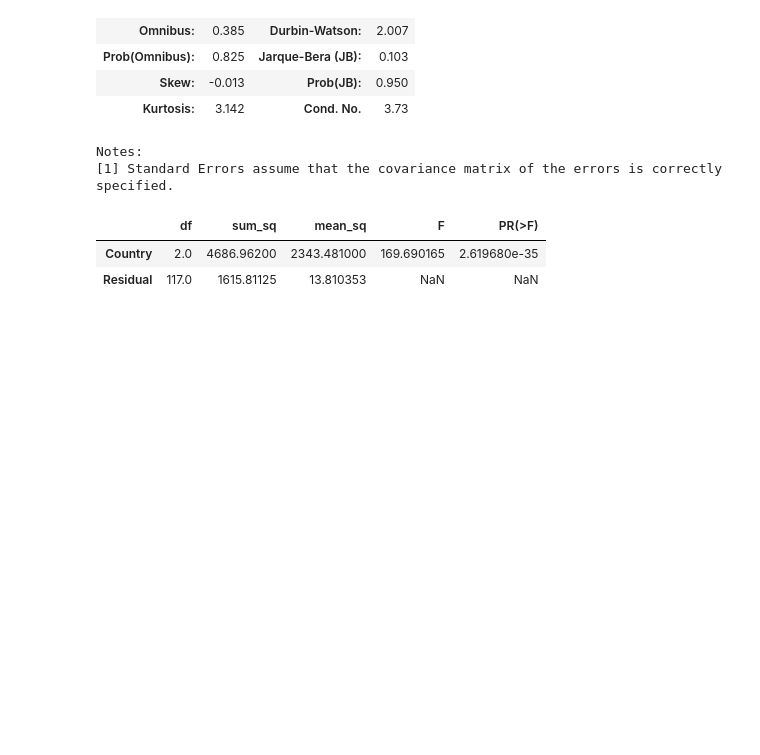
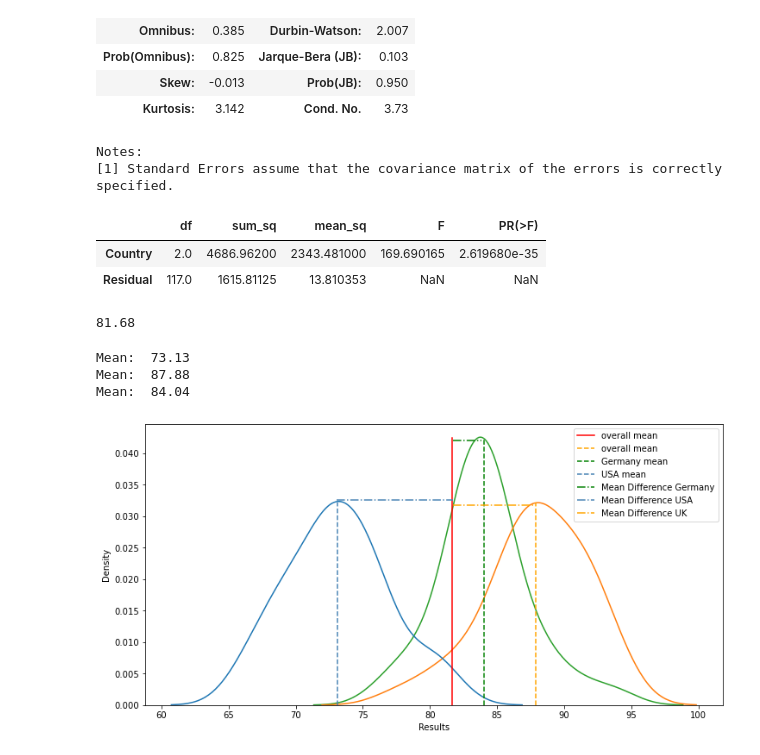
Before and after one commit to sezginisg/anova-example, a Jupyter notebook: Anova-Test-Example.ipynb, the cells around one changed output. Saved outputs shown, nothing was run; the diff lists cells and outputs as text; code cells hidden in the pictures; blank space fills up the shorter version.

Commit message:
Added visuals displaying mean differences between groups

```diff
--- a/Anova-Test-Example.ipynb
+++ b/Anova-Test-Example.ipynb
@@ -219,3 +219,28 @@ sm.stats.anova_lm(anova, type=2)
 |  | df | sum_sq | mean_sq | F | PR(>F) |
 | Country | 2.0 | 4686.96200 | 2343.481000 | 169.690165 | 2.619680e-35 |
 | Residual | 117.0 | 1615.81125 | 13.810353 | NaN | NaN |
+# %%
+round(df_students.Results.mean(),2)
+# %% [output]
+81.68
+# %%
+for i in [USA,UK,Germany]:
+    print('Mean: ',round(i.mean(),2))
+# %% [output]
+Mean:  73.13
+Mean:  87.88
+Mean:  84.04
+# %%
+fig = plt.figure(figsize=(12,6))
+sns.kdeplot(data=df_students,x='Results',hue='Country')
+plt.axvline(x=df_students.Results.mean(),ymin=0,ymax=0.95,label='overall mean',color='r')
+plt.axvline(x=df_students[df_students.Country == 'UK'].Results.mean(),ymin=0,ymax=0.72,linestyle="--",label='overall mean',color='orange')
+plt.axvline(x=df_students[df_students.Country == 'Germany'].Results.mean(),ymin=0,ymax=0.95,linestyle="--",label='Germany mean',color='g')
+plt.axvline(x=df_students[df_students.Country == 'USA'].Results.mean(),ymin=0,ymax=0.72,linestyle="--",label='USA mean',color='steelblue')
+plt.axhline(y=0.042,xmin=0.533,xmax=0.583,color='g',label='Mean Difference Germany',linestyle='-.')
+plt.axhline(y=0.0325,xmin=0.332,xmax=0.533,color='steelblue',label='Mean Difference USA',linestyle='-.')
+plt.axhline(y=0.0318,xmin=0.533,xmax=0.675,color='orange',label='Mean Difference UK',linestyle='-.')
+plt.legend()
+plt.show()
+# %% [output]
+[figure, added]
```
Also changed, not shown: parts of 15 cells of this notebook.
